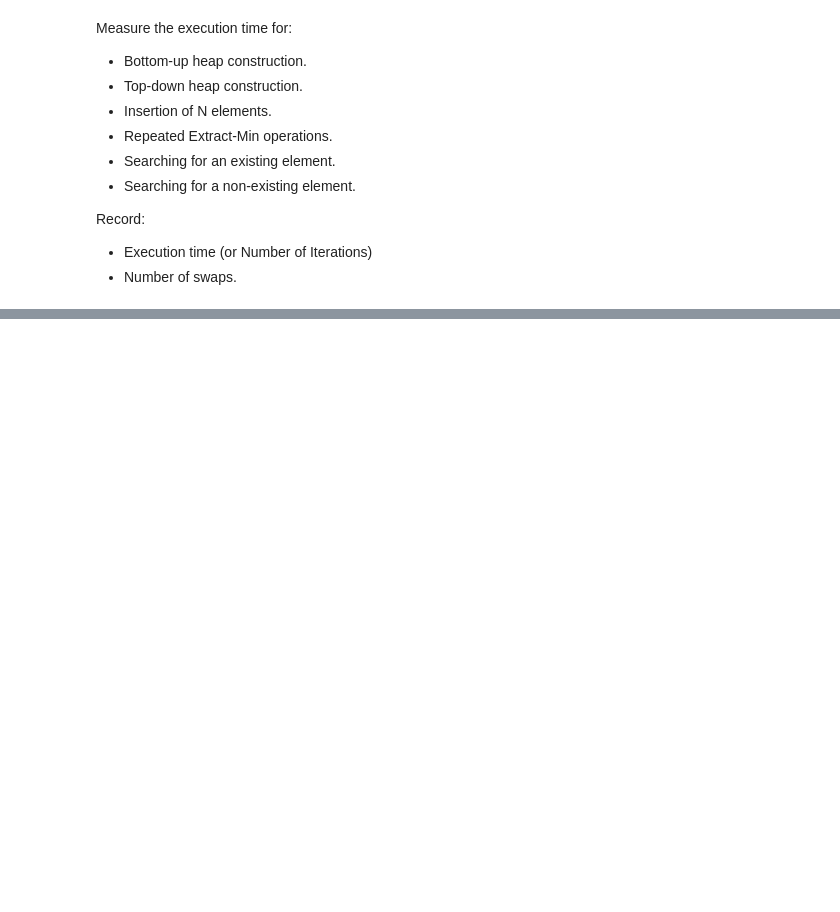
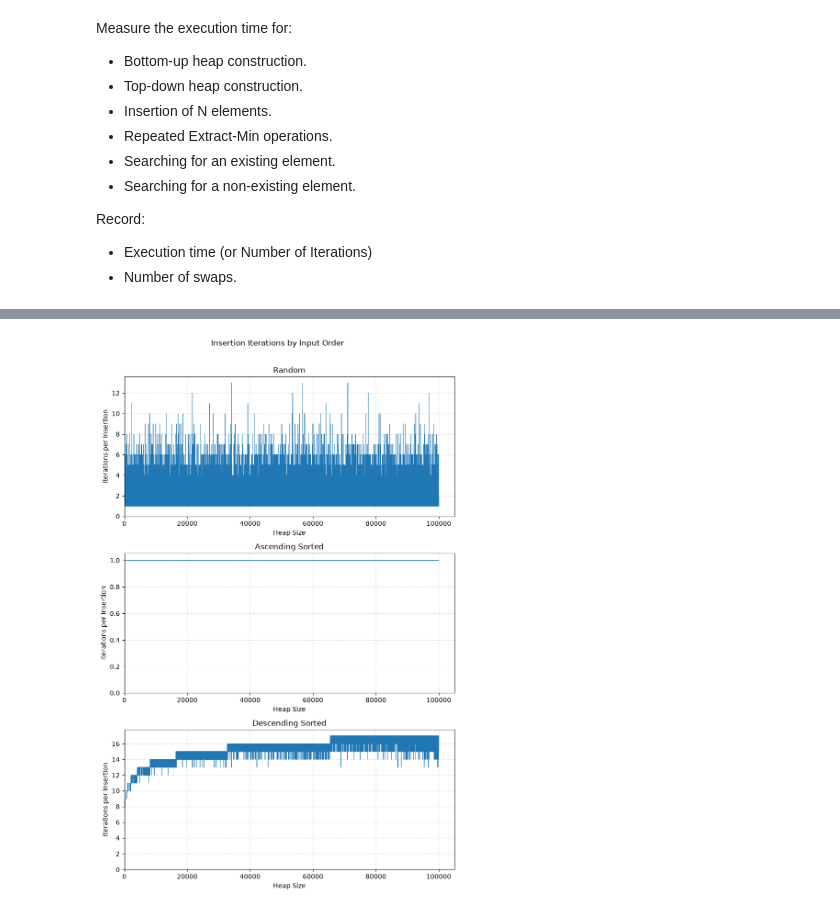
Before and after one commit to c43-sar/2650026_CS69101, a Jupyter notebook: 2650026_lab8.ipynb, the cells around one changed output, grey strips where cells are left out. Saved outputs shown, nothing was run; the diff lists cells and outputs as text; code cells hidden in the pictures; blank space fills up the shorter version.

```diff
--- a/2650026_lab8.ipynb
+++ b/2650026_lab8.ipynb
@@ -297,0 +536,18 @@ Record:
+# %%
+fig, axes = plt.subplots(3, 1, figsize=(8, 12))
+for ax, order_name in zip(axes, ORDERS):
+    y = records[(order_name, "Insertion")]["Iterations"]
+    x = [i+1 for i in range(len(y))]
+    ax.plot(x, y, linewidth=0.6)
+    ax.set_title(order_name)
+    ax.set_xlabel("Heap Size")
+    ax.set_ylabel("Iterations per Insertion")
+    ax.set_xlim(left=0)
+    ax.set_ylim(bottom=0)
+    ax.grid(True, linestyle=":", alpha=0.7)
+fig.suptitle("Insertion Iterations by Input Order", y=1.01)
+plt.tight_layout()
+plt.savefig("./2650026_lab8_data/insertion_iterations.png", dpi=150, bbox_inches="tight")
+plt.show()
+# %% [output]
+[figure, added]
```
Also changed, not shown: parts of 24 cells of this notebook, 11 other files.
